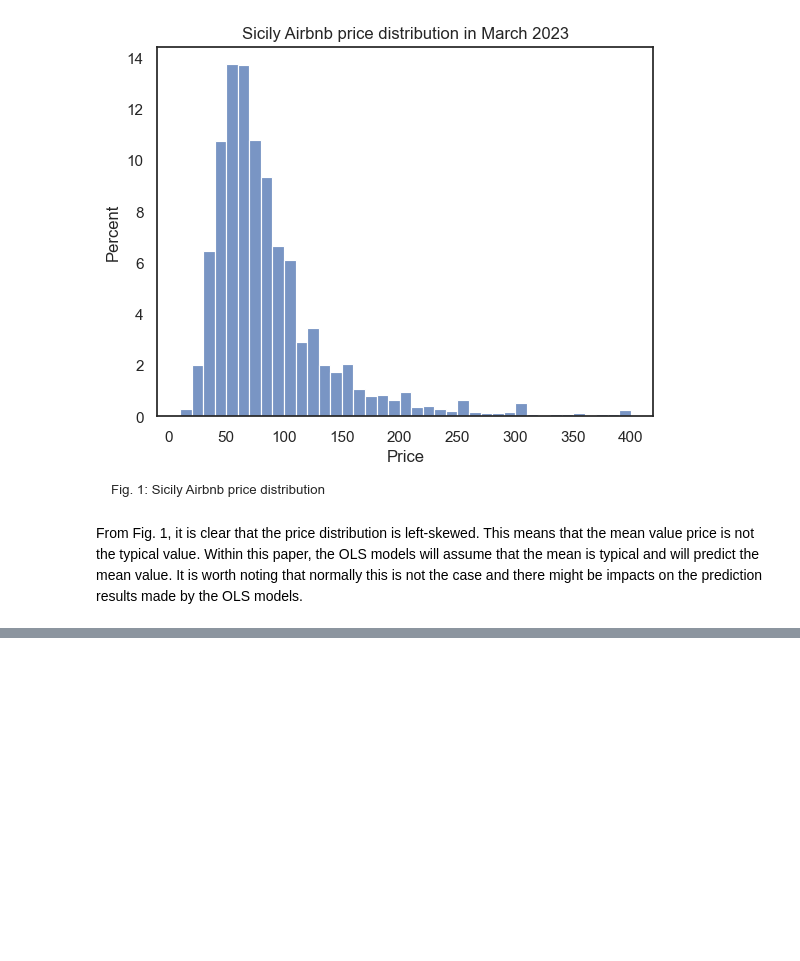
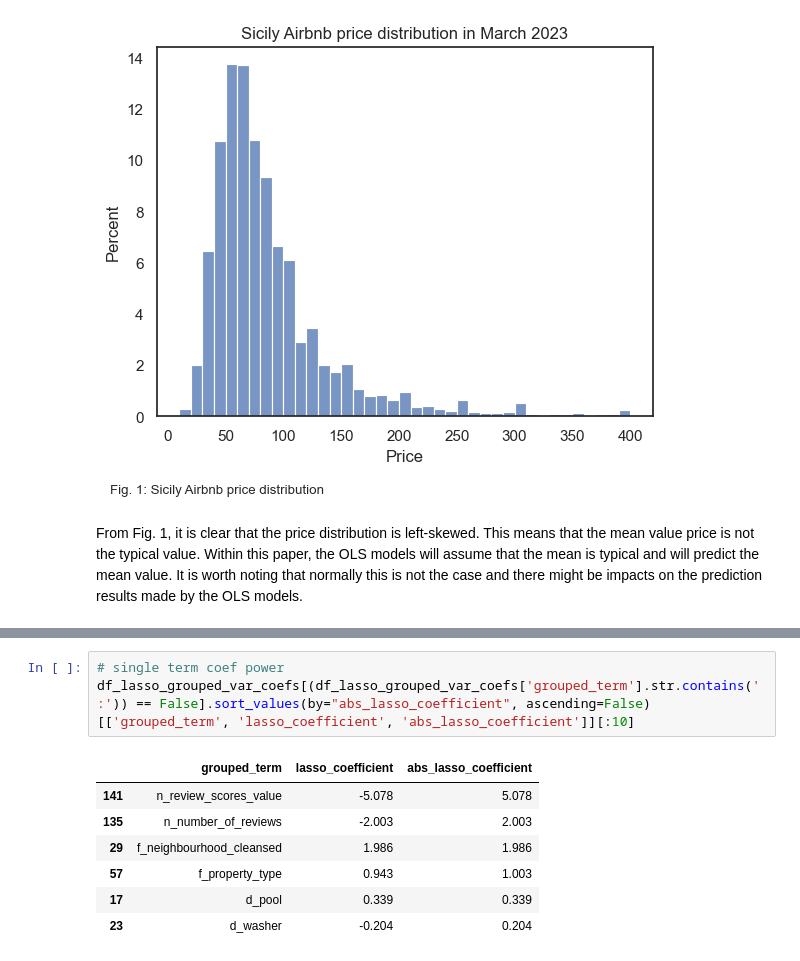
Before and after one commit to viethngn/Data_Analysis_3_ECBS5171, a Jupyter notebook: assignment2/assignment2_viethngn.ipynb, the cells around one changed output, grey strips where cells are left out. Saved outputs shown, nothing was run; the diff lists cells and outputs as text; blank space fills up the shorter version.

```diff
--- a/assignment2/assignment2_viethngn.ipynb
+++ b/assignment2/assignment2_viethngn.ipynb
@@ -663,0 +656,11 @@ In this reports, we will build 4 different models:
+# %%
+# single term coef power
+df_lasso_grouped_var_coefs[(df_lasso_grouped_var_coefs['grouped_term'].str.contains(':')) == False].sort_values(by="abs_lasso_coefficient", ascending=False)[['grouped_term', 'lasso_coefficient', 'abs_lasso_coefficient']][:10]
+# %% [output]
+|  | grouped_term | lasso_coefficient | abs_lasso_coefficient |
+| 141 | n_review_scores_value | -5.078 | 5.078 |
+| 135 | n_number_of_reviews | -2.003 | 2.003 |
+| 29 | f_neighbourhood_cleansed | 1.986 | 1.986 |
+| 57 | f_property_type | 0.943 | 1.003 |
+| 17 | d_pool | 0.339 | 0.339 |
+| 23 | d_washer | -0.204 | 0.204 |
```
Also changed, not shown: parts of 40 cells of this notebook.
